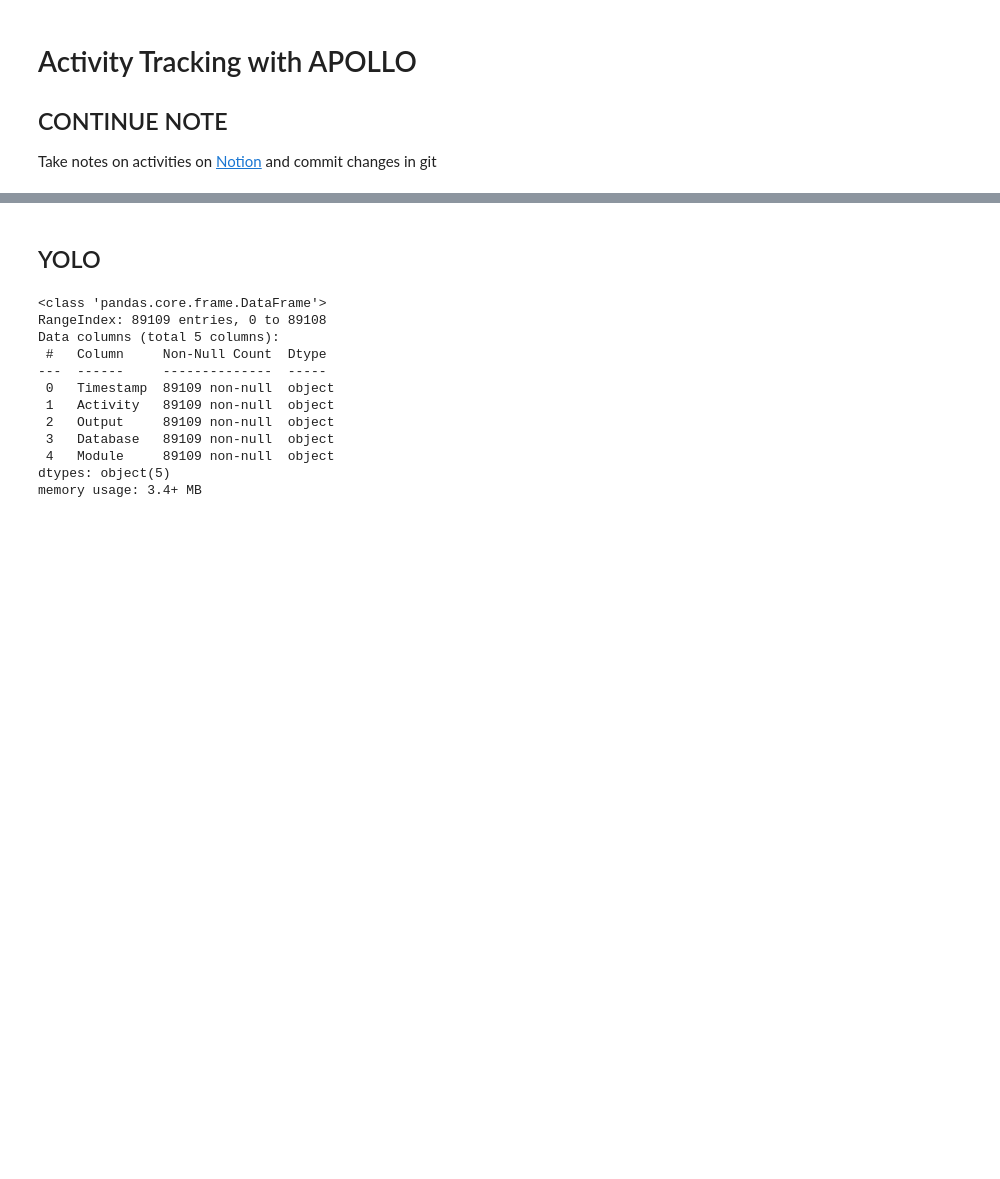
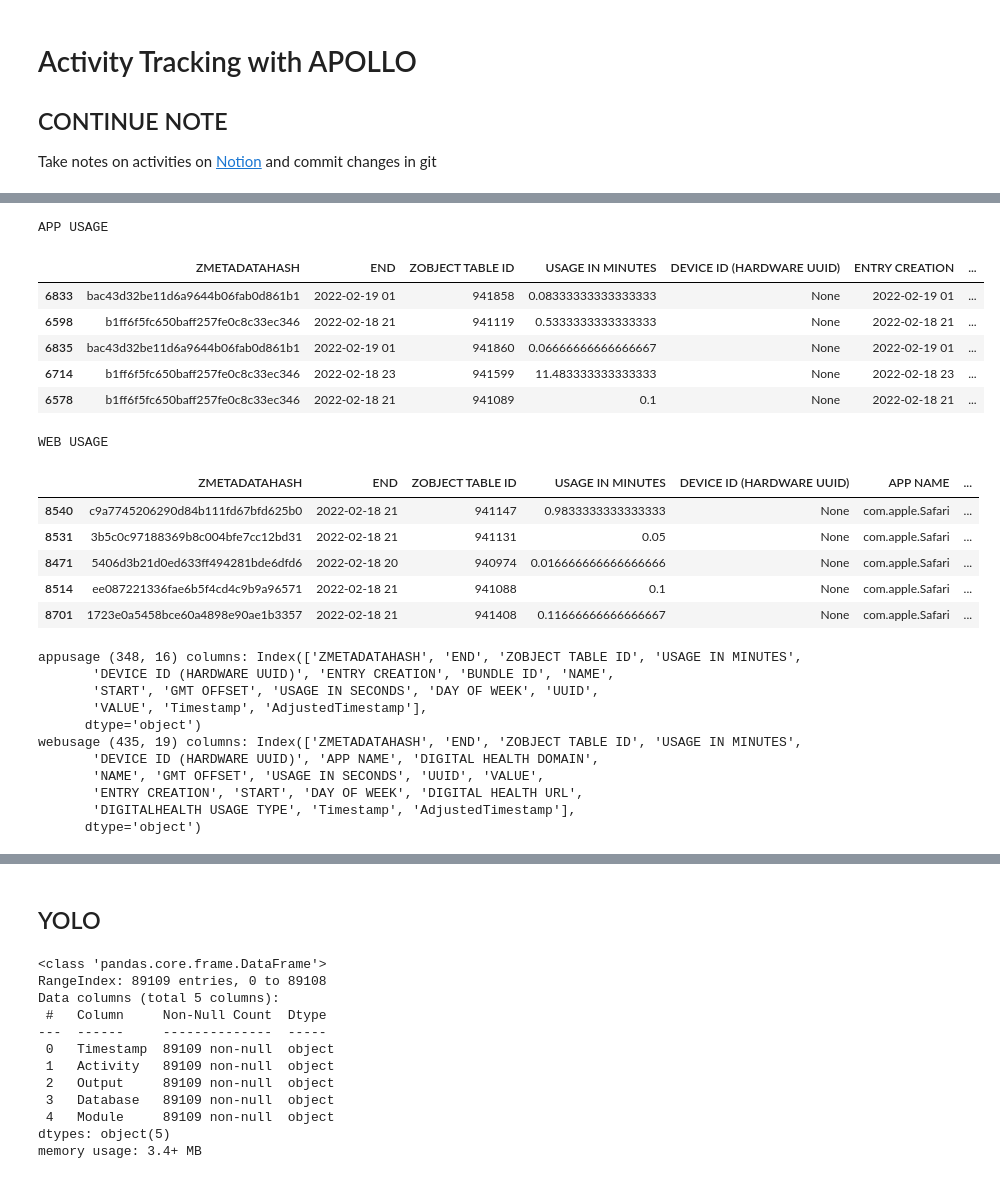
Before and after one commit to shahhaard47/ProductivityApp, a Jupyter notebook: quantSelf/APOLLO/python and sqlite to read KnowledgeC.db.ipynb, the cells around one changed output, grey strips where cells are left out. Saved outputs shown, nothing was run; the diff lists cells and outputs as text; code cells hidden in the pictures; blank space fills up the shorter version.

```diff
--- a/quantSelf/APOLLO/python and sqlite to read KnowledgeC.db.ipynb
+++ b/quantSelf/APOLLO/python and sqlite to read KnowledgeC.db.ipynb
@@ -163,0 +221,43 @@ Name: Activity, dtype: int64
+# %%
+webusage_colname = 'Application Web Usage'
+appusage_colname = 'Application Usage'
+appusagedf = tables[appusage_colname]
+webusagedf = tables[webusage_colname]
+
+# filter only times between
+start = '02-18-2022 15:25:30'
+end = '02-18-2022 20:51:04'
+appusage = appusagedf[(appusagedf.AdjustedTimestamp > start) & (appusagedf.AdjustedTimestamp < end)].sort_values('Timestamp')
+webusage = webusagedf[(webusagedf.AdjustedTimestamp > start) & (webusagedf.AdjustedTimestamp < end)].sort_values('Timestamp')
+print('APP USAGE')
+previewdf(appusage.sample(5))
+print('WEB USAGE')
+previewdf(webusage.sample(5))
+print("appusage", appusage.shape, 'columns:', appusage.columns)
+print("webusage", webusage.shape, 'columns:', webusage.columns)
+# %% [output]
+APP USAGE
+|  | ZMETADATAHASH | END | ZOBJECT TABLE ID | USAGE IN MINUTES | DEVICE ID (HARDWARE UUID) | ENTRY CREATION | ... |
+| 6833 | bac43d32be11d6a9644b06fab0d861b1 | 2022-02-19 01 | 941858 | 0.08333333333333333 | None | 2022-02-19 01 | ... |
+| 6598 | b1ff6f5fc650baff257fe0c8c33ec346 | 2022-02-18 21 | 941119 | 0.5333333333333333 | None | 2022-02-18 21 | ... |
+| 6835 | bac43d32be11d6a9644b06fab0d861b1 | 2022-02-19 01 | 941860 | 0.06666666666666667 | None | 2022-02-19 01 | ... |
+| 6714 | b1ff6f5fc650baff257fe0c8c33ec346 | 2022-02-18 23 | 941599 | 11.483333333333333 | None | 2022-02-18 23 | ... |
+| 6578 | b1ff6f5fc650baff257fe0c8c33ec346 | 2022-02-18 21 | 941089 | 0.1 | None | 2022-02-18 21 | ... |
+WEB USAGE
+|  | ZMETADATAHASH | END | ZOBJECT TABLE ID | USAGE IN MINUTES | DEVICE ID (HARDWARE UUID) | APP NAME | ... |
+| 8540 | c9a7745206290d84b111fd67bfd625b0 | 2022-02-18 21 | 941147 | 0.9833333333333333 | None | com.apple.Safari | ... |
+| 8531 | 3b5c0c97188369b8c004bfe7cc12bd31 | 2022-02-18 21 | 941131 | 0.05 | None | com.apple.Safari | ... |
+| 8471 | 5406d3b21d0ed633ff494281bde6dfd6 | 2022-02-18 20 | 940974 | 0.016666666666666666 | None | com.apple.Safari | ... |
+| 8514 | ee087221336fae6b5f4cd4c9b9a96571 | 2022-02-18 21 | 941088 | 0.1 | None | com.apple.Safari | ... |
+| 8701 | 1723e0a5458bce60a4898e90ae1b3357 | 2022-02-18 21 | 941408 | 0.11666666666666667 | None | com.apple.Safari | ... |
+appusage (348, 16) columns: Index(['ZMETADATAHASH', 'END', 'ZOBJECT TABLE ID', 'USAGE IN MINUTES',
+       'DEVICE ID (HARDWARE UUID)', 'ENTRY CREATION', 'BUNDLE ID', 'NAME',
+       'START', 'GMT OFFSET', 'USAGE IN SECONDS', 'DAY OF WEEK', 'UUID',
+       'VALUE', 'Timestamp', 'AdjustedTimestamp'],
+      dtype='object')
+webusage (435, 19) columns: Index(['ZMETADATAHASH', 'END', 'ZOBJECT TABLE ID', 'USAGE IN MINUTES',
+       'DEVICE ID (HARDWARE UUID)', 'APP NAME', 'DIGITAL HEALTH DOMAIN',
+       'NAME', 'GMT OFFSET', 'USAGE IN SECONDS', 'UUID', 'VALUE',
+       'ENTRY CREATION', 'START', 'DAY OF WEEK', 'DIGITAL HEALTH URL',
+       'DIGITALHEALTH USAGE TYPE', 'Timestamp', 'AdjustedTimestamp'],
+      dtype='object')
```
Also changed, not shown: parts of 9 cells of this notebook, 2 other files.
